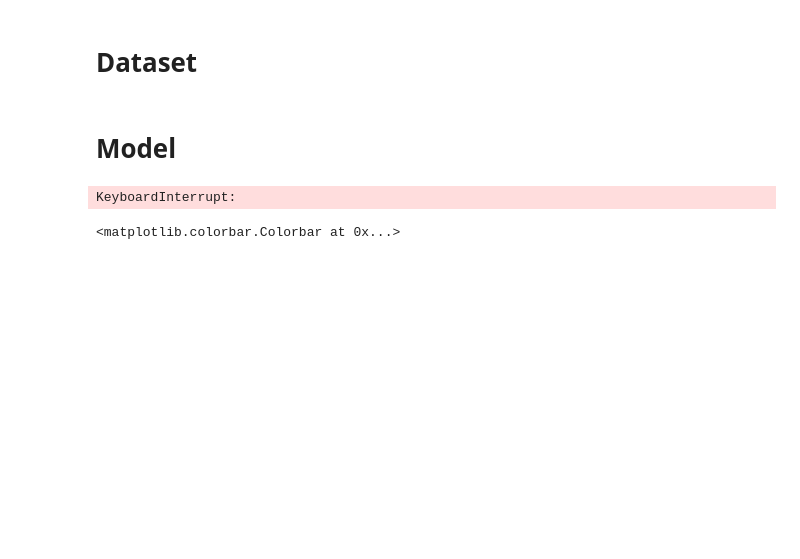
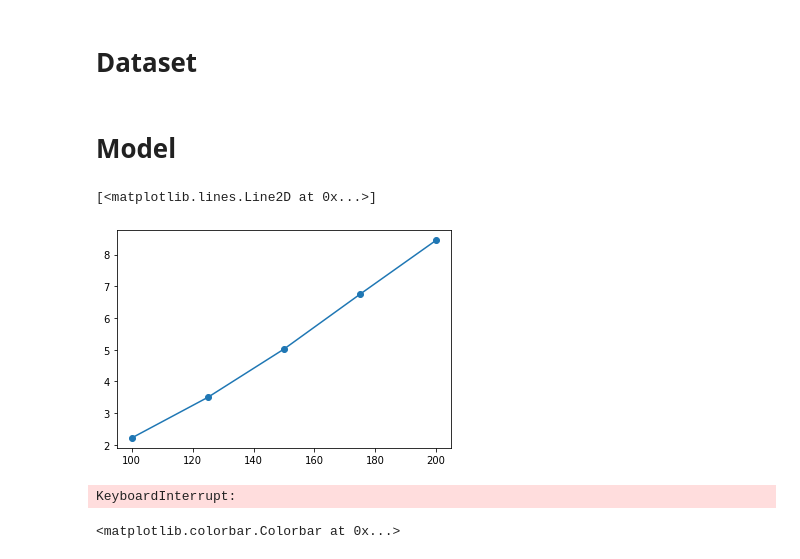
Before and after one commit to waleedbinkhalid74/cnn-gp, a Jupyter notebook: CNN_GP_Memory.ipynb, the cells around one changed output. Cells and saved outputs as stored; diff of their text form; code cells hidden in the pictures; blank space fills up the shorter version.

```diff
--- a/CNN_GP_Memory.ipynb
+++ b/CNN_GP_Memory.ipynb
@@ -69,3 +91,8 @@ model_untrained(X_train[:150], X_train[:150])
+# %%
+plt.plot(np.arange(100, 225, 25), [2.22,3.5,5.02,6.75,8.45], '-o')
+# %% [output]
+[<matplotlib.lines.Line2D at 0x...>]
+[figure, added]
 # %%
 # Complete Kernel
 k_full = model_untrained(X_train[0:120], X_train[0:125])
```
Also changed, not shown: parts of 6 cells of this notebook, 2 other files.
